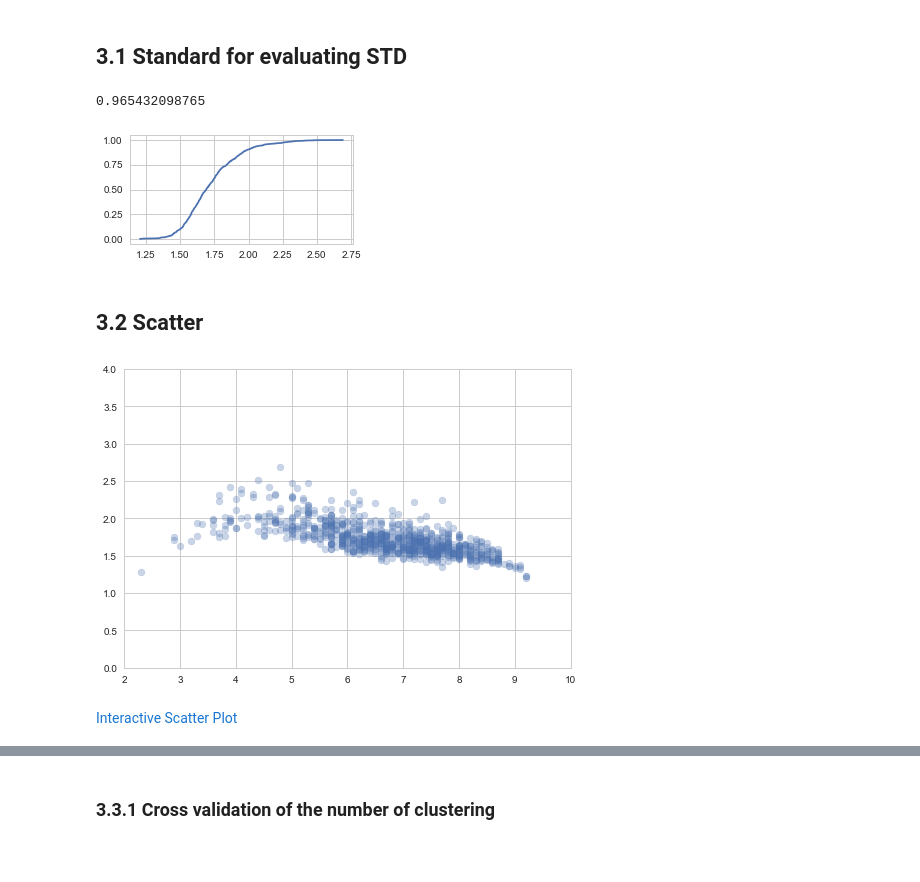
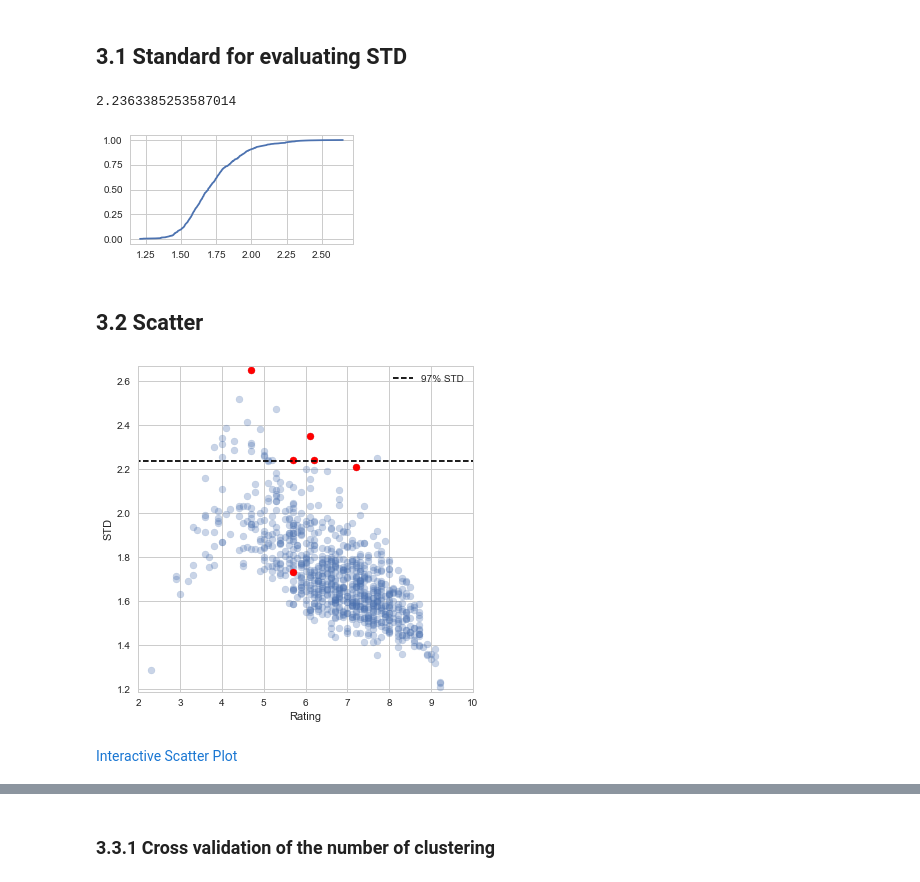
Before and after one commit to cqcn1991/movie-compare, a Jupyter notebook: movie2.ipynb, the cells around one changed output, grey strips where cells are left out. Drawn from its saved outputs; the diff is of its cells as text; code cells hidden in the pictures; blank space fills up the shorter version.

```diff
--- a/movie2.ipynb
+++ b/movie2.ipynb
@@ -184,18 +207,23 @@ from statsmodels.distributions.empirical_distribution import ECDF
 ecdf = ECDF(df['std'])
 plt.plot(ecdf.x, ecdf.y)
 plt_configure(figsize=(4,2))
-print(ecdf(2.2))
+std_standard = sp.optimize.brentq(lambda x: ecdf(x)-0.97 , 0, 4)
+print(std_standard)
 # %% [output]
-0.965432098765
+2.2363385253587014
-[figure, old version]
+[figure, new version]
 # %% [markdown]
 ## 3.2 Scatter
 # %%
 fig, ax = plt.subplots()
-scatter_plot = ax.scatter(df.db_rating, df['std'], alpha=0.3)
-ax.axis([2,10,0,4])
+scatter_plot = ax.scatter(df.db_rating, df['std'], alpha=0.3, label='')
+plt.plot([0,10],[std_standard,std_standard], linestyle='--', color='black', label='97% STD')
+sub_df = df[df['name'].str.contains("西游伏妖|杜拉拉升职记|夏有乔木|爸爸去哪|刺客聂隐娘|一步之遥")] # |
+ax.scatter(sub_df.db_rating, sub_df['std'], color='red', label='')
+ax.axis([2,10,df['std'].min()-0.02,df['std'].max()+0.02])
+plt_configure(xlabel='Rating', ylabel='STD', figsize=(6,6), legend=True)
 plt.show()
-turn_scatter_into_interactive(fig, scatter_plot, df, 'D:/movie_output/popular.html', show_ratings_num=False, click=True)
+turn_scatter_into_interactive(fig, scatter_plot, df, 'D:\movie_output\popular.html', show_ratings_num=False, click=True, show_distribution=True)
 # %% [output]
-[figure, old version]
+[figure, new version]
 Interactive Scatter Plot
```
Also changed, not shown: parts of 24 cells of this notebook, 13 other files.
